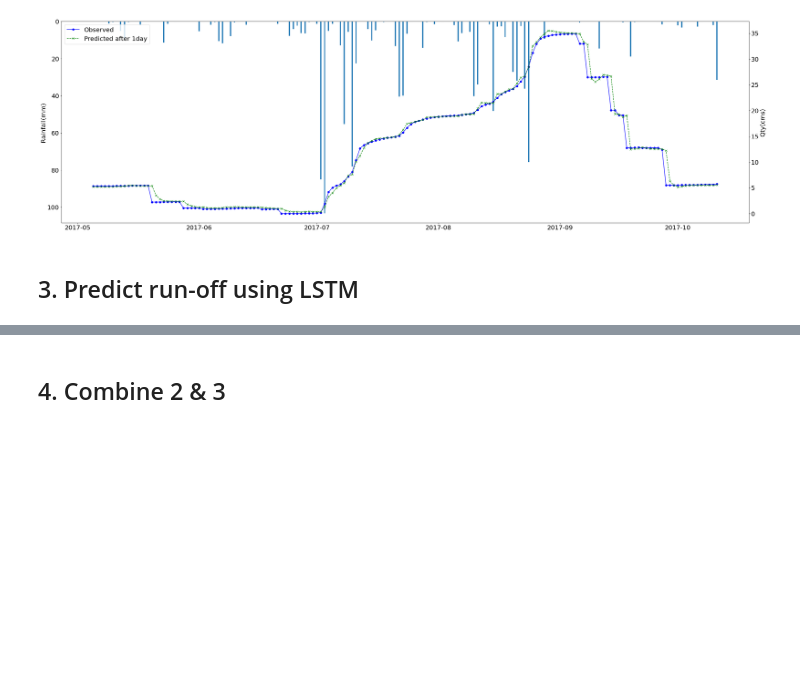
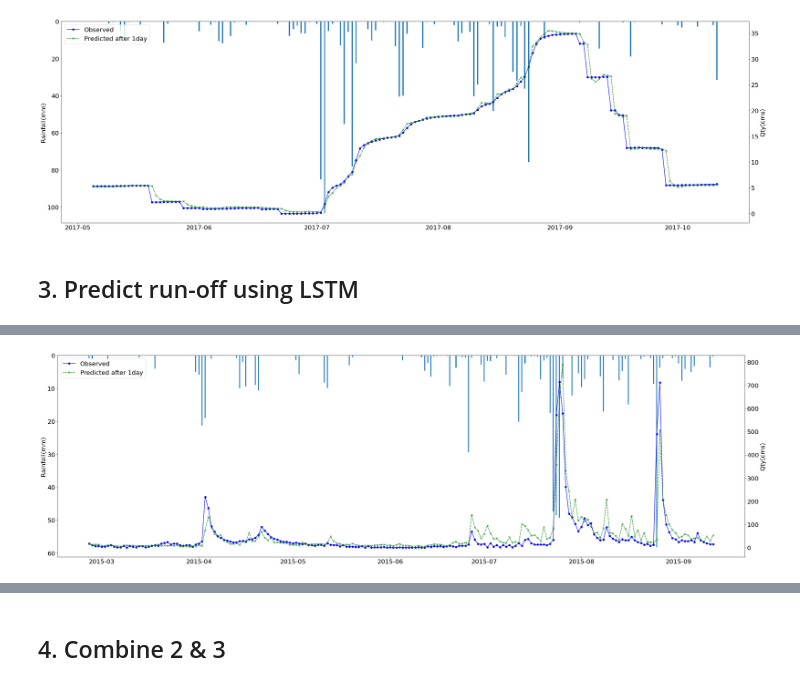
Before and after one commit to hyunholee26/digital-filter, a Jupyter notebook: Digital_filter_applied_to_Soyang_River_dam_inflow.ipynb, the cells around one changed output, grey strips where cells are left out. Saved outputs shown, nothing was run; the diff lists cells and outputs as text; code cells hidden in the pictures; blank space fills up the shorter version.

```diff
--- a/Digital_filter_applied_to_Soyang_River_dam_inflow.ipynb
+++ b/Digital_filter_applied_to_Soyang_River_dam_inflow.ipynb
@@ -447,0 +589,8 @@ for label in (ax1.get_xticklabels() + ax1.get_yticklabels() + ax2.get_yticklabel
+# %%
+# 선형회귀에 대한 예측
+
+m = LinearRegression()
+m.fit(X_train,y_train)
+pred=m.predict(X_test)
+r2=r2_score(y_test.to_numpy(), pred)
+r2
@@ -447,0 +672,23 @@ for label in (ax1.get_xticklabels() + ax1.get_yticklabels() + ax2.get_yticklabel
+# %%
+df_predict = df_pred[0:200].copy()
+
+fig, ax1 = plt.subplots(figsize=(40,12))
+
+ax2 = ax1.twinx()
+width = 0.3
+
+ax1.bar(df_predict['Date'], df_predict['RF'], width=width)
+ax1.set_ylabel('Rainfall(mm)', fontsize=20)
+#ax1.legend(('Rainfall(20204030)','Rainfall(20204020)', 'Rainfall(20214020)', 'Rainfall(20224050)'), loc='upper left', prop={'size': 20})
+ax1.invert_yaxis()
+
+ax2.plot(df_predict['Date'], df_predict['Obs'], 'b-', marker='o')
+ax2.plot(df_predict['Date'], df_predict['Pred'], 'g-', marker='x', linestyle='dashed')
+ax2.legend(('Observed','Predicted after 1day'), loc='upper left', prop={'size': 20})
+ax2.set_ylabel('Qty(cms)', fontsize=20)
+
+# Set tick font size
+for label in (ax1.get_xticklabels() + ax1.get_yticklabels() + ax2.get_yticklabels() ):
+	label.set_fontsize(20)
+# %% [output]
+[figure, added]
```
Also changed, not shown: parts of 26 cells of this notebook.
